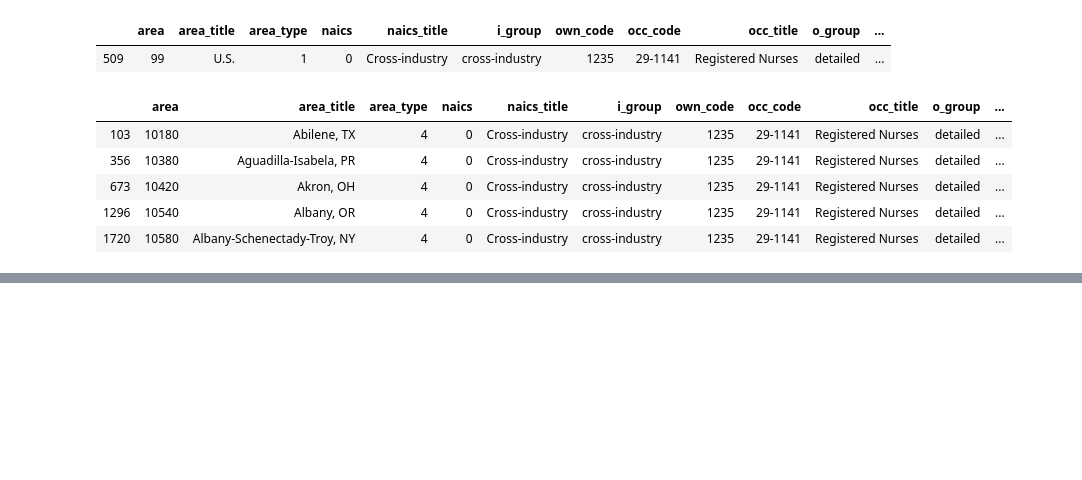
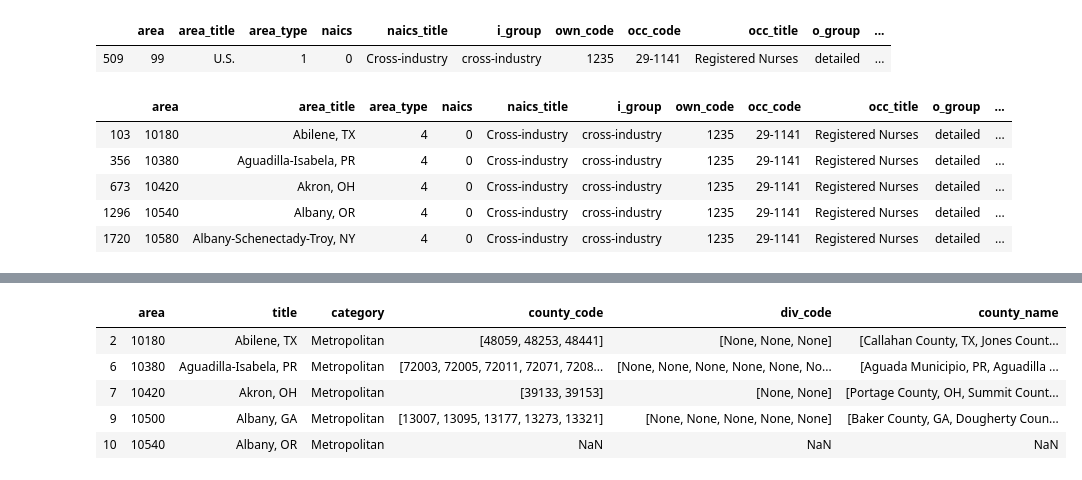
Before and after one commit to flixpar/covid-resource-allocation, a Jupyter notebook: notebooks/vis/nurses.ipynb, the cells around one changed output, grey strips where cells are left out. Cells and saved outputs as stored; diff of their text form; code cells hidden in the pictures; blank space fills up the shorter version.

```diff
--- a/notebooks/vis/nurses.ipynb
+++ b/notebooks/vis/nurses.ipynb
@@ -49,12 +49,12 @@ nonmet_area_df.head()
 | 974 | 100004 | Southeast Alabama nonmetropolitan... | 6 | 0 | Cross-industry | cross-industry | 1235 | 29-1141 | Registered Nurses | detailed | ... |
 | 1332 | 200006 | Alaska nonmetropolitan area | 6 | 0 | Cross-industry | cross-industry | 1235 | 29-1141 | Registered Nurses | detailed | ... |
 # %%
-FIPS = namedtuple('FIPS', 'PMSA ALT County F City MetroArea')
+Fips = namedtuple('Fips', 'div county components')
 geography_dir = '../../data/geography'
 
-with open(os.path.join(geography_dir, '99mfips.txt'), 'r') as f:
+with open(os.path.join(geography_dir, '0312msa.txt'), 'rb') as f:
     lines = f.readlines()
-lines = lines[21:-23]
+lines = lines[11:-21]
 # %%
 def _validate(entry):
     return entry if len(entry) > 0 else None
@@ -89,0 +98,19 @@ fips['0160']
+# %%
+df = pd.DataFrame(columns=['code', 'county_code', 'div_code', 'county_name'])
+for i, (k, v) in enumerate(fips.items()):
+    df.loc[i] = [k, v['county'], v['div'], v['components']]
+df.head()
+
+cbsa = pd.read_csv(os.path.join(geography_dir, 'cbsas.csv')).astype({'CBSA Code': str})
+cbsa.columns = ['code', 'title', 'category']
+cbsa = pd.merge(cbsa, df, on='code', how='outer')
+cbsa = cbsa[cbsa.category == 'Metropolitan']
+cbsa.columns = ['area', 'title', 'category', 'county_code', 'div_code', 'county_name']
+cbsa.head()
+# %% [output]
+|  | area | title | category | county_code | div_code | county_name |
+| 2 | 10180 | Abilene, TX | Metropolitan | [48059, 48253, 48441] | [None, None, None] | [Callahan County, TX, Jones Count... |
+| 6 | 10380 | Aguadilla-Isabela, PR | Metropolitan | [72003, 72005, 72011, 72071, 7208... | [None, None, None, None, None, No... | [Aguada Municipio, PR, Aguadilla ... |
+| 7 | 10420 | Akron, OH | Metropolitan | [39133, 39153] | [None, None] | [Portage County, OH, Summit Count... |
+| 9 | 10500 | Albany, GA | Metropolitan | [13007, 13095, 13177, 13273, 13321] | [None, None, None, None, None] | [Baker County, GA, Dougherty Coun... |
+| 10 | 10540 | Albany, OR | Metropolitan | NaN | NaN | NaN |
```
Also changed, not shown: parts of 8 cells of this notebook, 8 other files.
